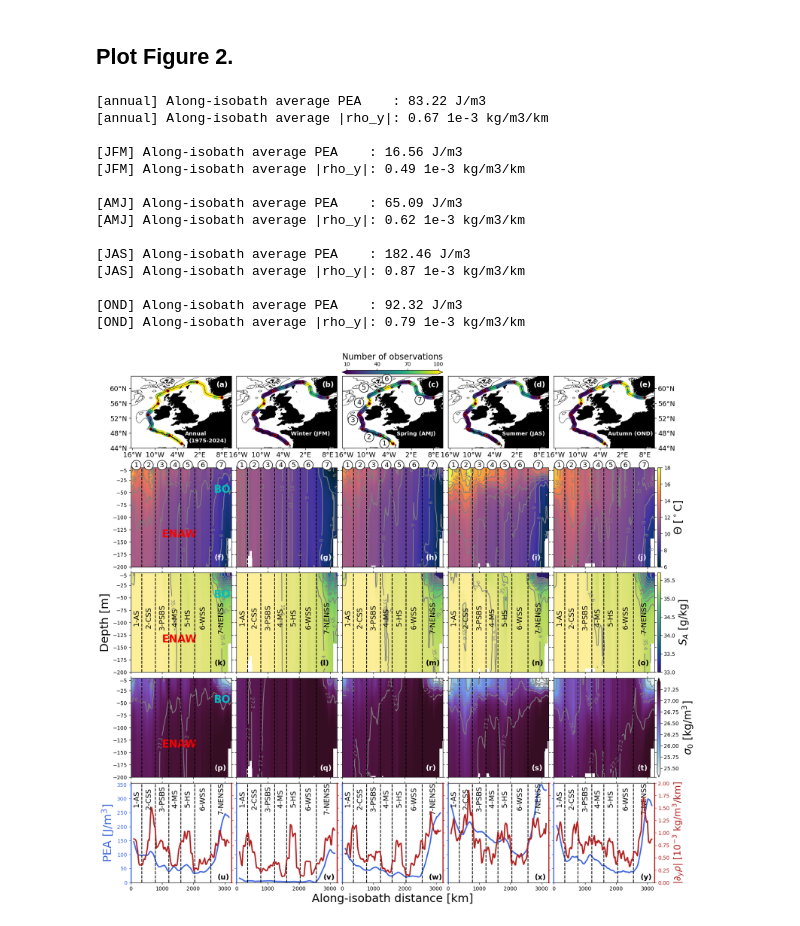
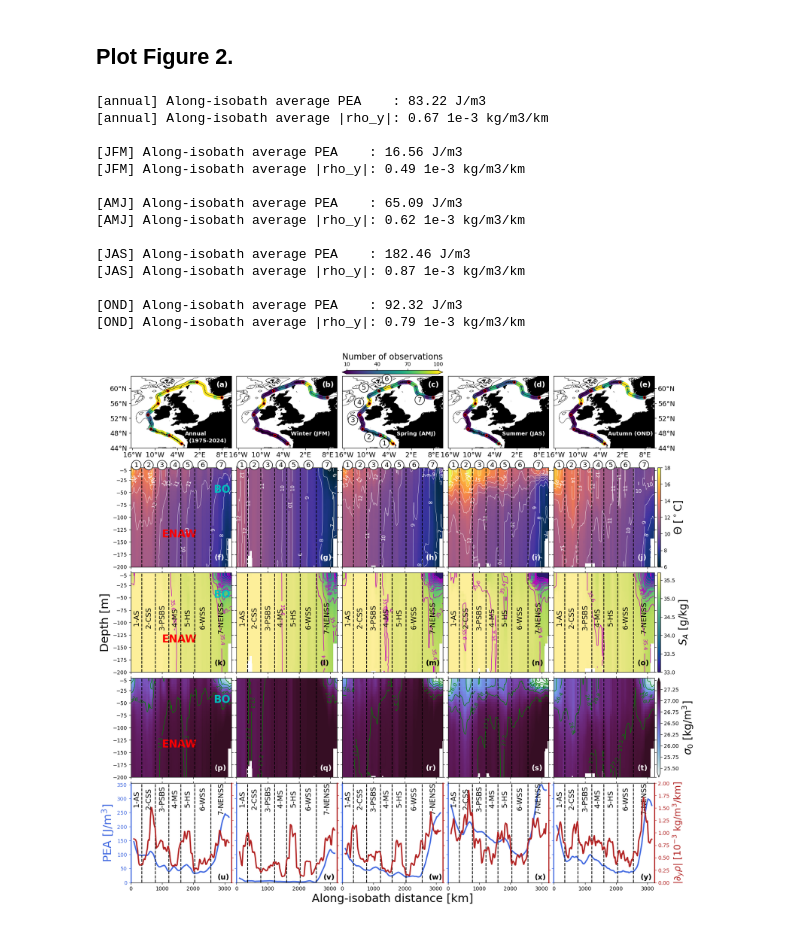
Before and after one commit to apaloczy/xshelfGeostrophicTransportNWES, a Jupyter notebook: plot_figs/fig2.ipynb, the cells around one changed output. Saved outputs shown, nothing was run; the diff lists cells and outputs as text; code cells hidden in the pictures.

Commit message:
Update Figure 2

```diff
--- a/plot_figs/fig2.ipynb
+++ b/plot_figs/fig2.ipynb
@@ -171,7 +171,7 @@ for row in range(nrows):
             ax = fig.add_subplot(nrows, ncols, row * 5 + col + 1)
 
             csT = ax.pcolormesh(x, z, CTi, vmin=Tmin, vmax=Tmax, cmap=thermal)
-            cc = ax.contour(x, z, CTi, levels=Tiso, colors="gray")
+            cc = ax.contour(x, z, CTi, levels=Tiso, colors="w", linewidths=0.5)
             ax.clabel(cc, fmt="%d")
 
         elif row == 2:  # SA
@@ -179,7 +179,7 @@ for row in range(nrows):
             ax = fig.add_subplot(nrows, ncols, row * 5 + col + 1)
 
             csS = ax.pcolormesh(x, z, SAi, vmin=Smin, vmax=Smax, cmap=haline)
-            cc = ax.contour(x, z, SAi, levels=Siso, colors="gray")
+            cc = ax.contour(x, z, SAi, levels=Siso, colors="m", linewidths=1)
             ax.clabel(cc, fmt="%1.1f")
 
         elif row == 3:  # rho
@@ -187,7 +187,7 @@ for row in range(nrows):
             ax = fig.add_subplot(nrows, ncols, row * 5 + col + 1)
 
             csD = ax.pcolormesh(x, z, rhoi, vmin=Dmin, vmax=Dmax, cmap=dense)
-            cc = ax.contour(x, z, rhoi, levels=Diso, colors="gray")
+            cc = ax.contour(x, z, rhoi, levels=Diso, colors="g", linewidths=1)
             ax.clabel(cc, fmt="%1.1f")
 
         elif row == 4:  # PEA and |drho/dy|
@@ -342,33 +342,33 @@ cbn.ax.xaxis.set_ticks(ntks)
 cbn.set_label(r"Number of observations", size=16)
 cbT.set_label(r"$\Theta$ [$^\circ$C]", size=20)
 cbS.set_label(r"$S_A$ [g/kg]", size=20)
 cbD.set_label(r"$\sigma_0$ [kg/m$^3$]", size=20)
 
 xtxt, ytxt = 0.54, 0.18
 axttl = axs[0]
 axttl[0].text(xtxt, ytxt, r"Annual", color="w", fontsize=10.5, fontweight="black", transform=axttl[0].transAxes, zorder=999)
 
 axttl[0].text(xtxt + 0.04, ytxt - 0.1, r"(1975-2024)", color="w", fontsize=10.5, fontweight="black", transform=axttl[0].transAxes, zorder=999)
 axttl[1].text(xtxt, ytxt, r"Winter (JFM)", color="w", fontsize=10.5, fontweight="black", transform=axttl[1].transAxes, zorder=999)
 axttl[2].text(xtxt, ytxt, r"Spring (AMJ)", color="w", fontsize=10.5, fontweight="black", transform=axttl[2].transAxes, zorder=999)
 axttl[3].text(xtxt, ytxt, r"Summer (JAS)", color="w", fontsize=10.5, fontweight="black", transform=axttl[3].transAxes, zorder=999)
 axttl[4].text(xtxt, ytxt, r"Autumn (OND)", color="w", fontsize=10.5, fontweight="black", transform=axttl[4].transAxes, zorder=999)
 axs[-1][-3].set_xlabel(r"Along-isobath distance [km]", fontsize=22);
 # %% [output]
 [annual] Along-isobath average PEA    : 83.22 J/m3
 [annual] Along-isobath average |rho_y|: 0.67 1e-3 kg/m3/km
 
 [JFM] Along-isobath average PEA    : 16.56 J/m3
 [JFM] Along-isobath average |rho_y|: 0.49 1e-3 kg/m3/km
 
 [AMJ] Along-isobath average PEA    : 65.09 J/m3
 [AMJ] Along-isobath average |rho_y|: 0.62 1e-3 kg/m3/km
 
 [JAS] Along-isobath average PEA    : 182.46 J/m3
 [JAS] Along-isobath average |rho_y|: 0.87 1e-3 kg/m3/km
 
 [OND] Along-isobath average PEA    : 92.32 J/m3
 [OND] Along-isobath average |rho_y|: 0.79 1e-3 kg/m3/km
-[figure, old version]
+[figure, new version]
 # %%
 fig.savefig("fig2.png", bbox_inches="tight")
```
Also changed, not shown: 1 other file.
